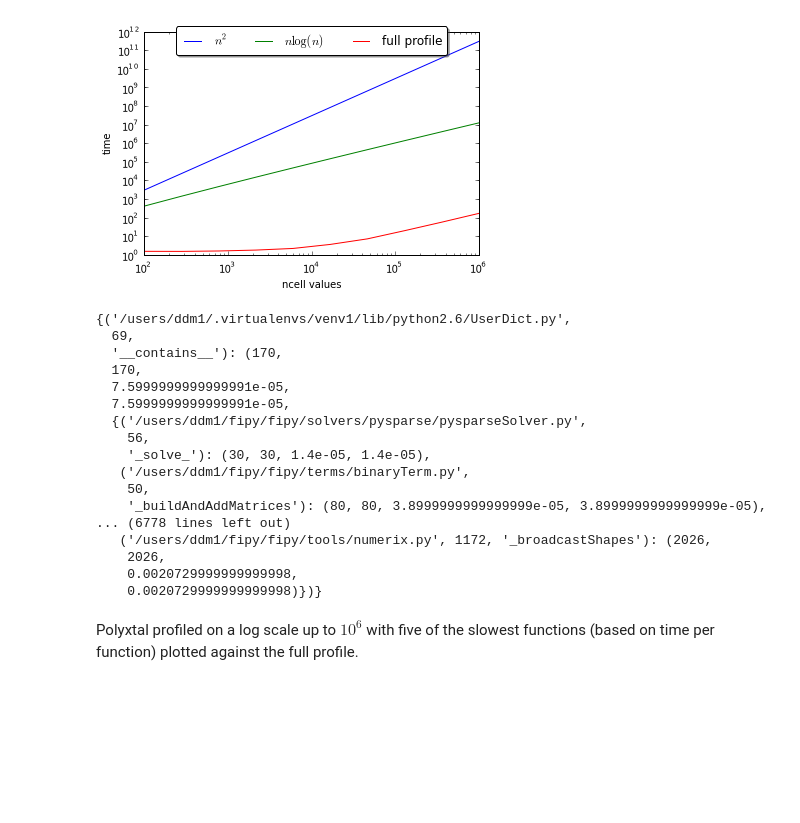
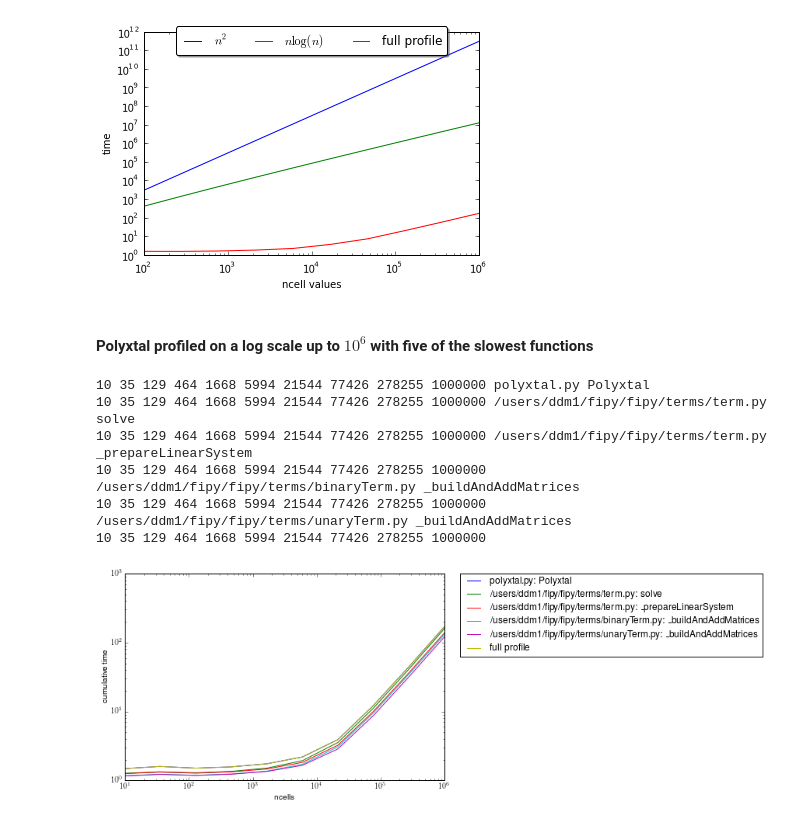
Before and after one commit to dmurali1/SURF2013, a Jupyter notebook: Preliminary_Profiling.ipynb, the cells around one changed output. Saved outputs shown, nothing was run; the diff lists cells and outputs as text; code cells hidden in the pictures; blank space fills up the shorter version.

```diff
--- a/Preliminary_Profiling.ipynb
+++ b/Preliminary_Profiling.ipynb
@@ -72,24 +70,24 @@ a = getProfileStats(Polyxtal)
-# %%
-a.stats
-# %% [output]
-{('/users/ddm1/.virtualenvs/venv1/lib/python2.6/UserDict.py',
-  69,
-  '__contains__'): (170,
-  170,
-  7.5999999999999991e-05,
-  7.5999999999999991e-05,
-  {('/users/ddm1/fipy/fipy/solvers/pysparse/pysparseSolver.py',
-    56,
-    '_solve_'): (30, 30, 1.4e-05, 1.4e-05),
-   ('/users/ddm1/fipy/fipy/terms/binaryTerm.py',
-    50,
-    '_buildAndAddMatrices'): (80, 80, 3.8999999999999999e-05, 3.8999999999999999e-05),
-... (6778 lines left out)
-   ('/users/ddm1/fipy/fipy/tools/numerix.py', 1172, '_broadcastShapes'): (2026,
-    2026,
-    0.0020729999999999998,
-    0.0020729999999999998)})}
 # %%
 from profiling_functions import FiPyProfile
 # %% [markdown]
-Polyxtal profiled on a log scale up to $10^6$ with five of the slowest functions (based on time per function) plotted against the full profile.
+#### Polyxtal profiled on a log scale up to $10^6$ with five of the slowest functions
+# %%
+%load_ext autoreload
+%autoreload 2
+import profiling_functions
+from coupled1D import Coupled
+from polyxtal import Polyxtal
+
+from profiling_functions import FiPyProfile
+ncells = np.array(np.logspace(1, 6, 10), dtype=int)
+prof = FiPyProfile(Polyxtal, ncells, regenerate=False)
+keys = prof.get_sorted_keys(ncells[0], sort_field="cumulative")
+prof.plot(keys[:5], "cumulative", doFullProfile=True)
+# %% [output]
+10 35 129 464 1668 5994 21544 77426 278255 1000000 polyxtal.py Polyxtal
+10 35 129 464 1668 5994 21544 77426 278255 1000000 /users/ddm1/fipy/fipy/terms/term.py solve
+10 35 129 464 1668 5994 21544 77426 278255 1000000 /users/ddm1/fipy/fipy/terms/term.py _prepareLinearSystem
+10 35 129 464 1668 5994 21544 77426 278255 1000000 /users/ddm1/fipy/fipy/terms/binaryTerm.py _buildAndAddMatrices
+10 35 129 464 1668 5994 21544 77426 278255 1000000 /users/ddm1/fipy/fipy/terms/unaryTerm.py _buildAndAddMatrices
+10 35 129 464 1668 5994 21544 77426 278255 1000000
+[figure, added]
```
Also changed, not shown: parts of 18 cells of this notebook, 1 other file.
